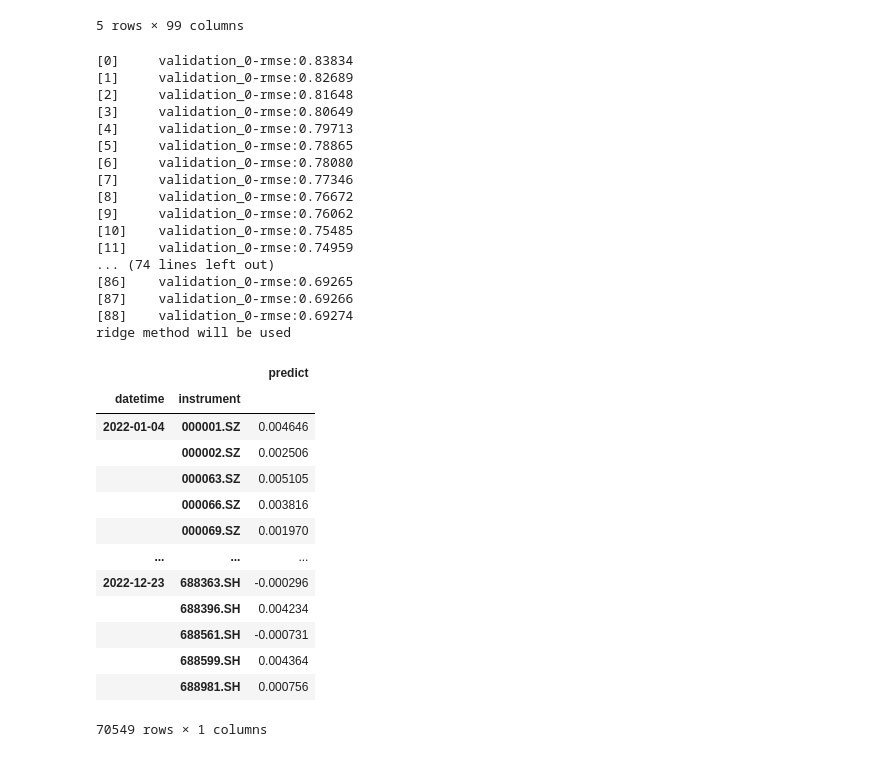
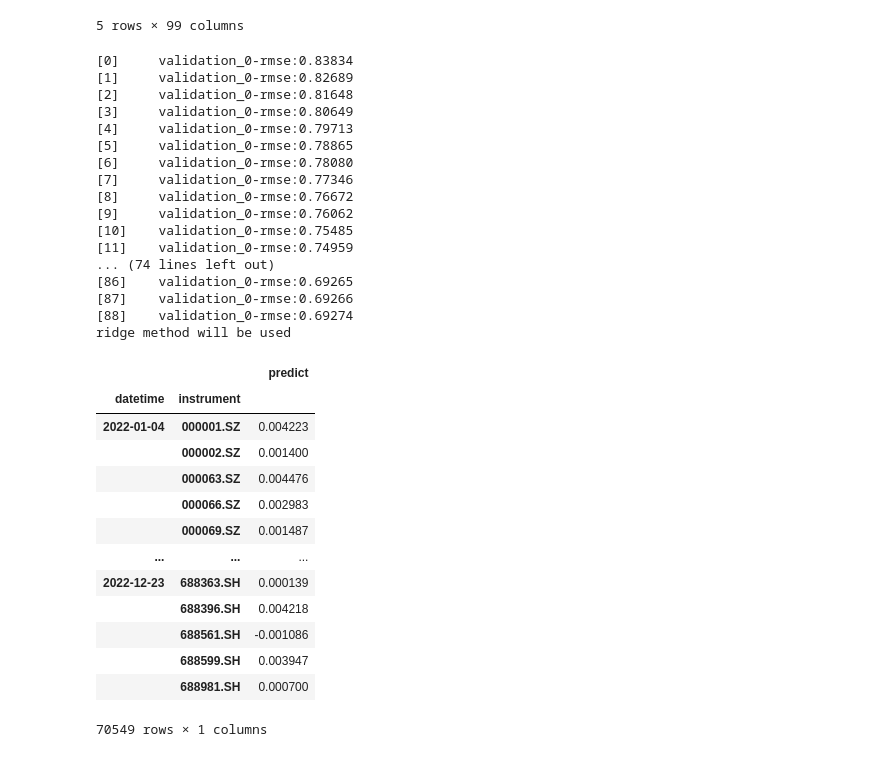
Before and after one commit to HaoningChen/scutquant, a Jupyter notebook: 实践案例/tutorial.ipynb, the cells around one changed output. Saved outputs shown, nothing was run; the diff lists cells and outputs as text; code cells hidden in the pictures.

```diff
--- a/实践案例/tutorial.ipynb
+++ b/实践案例/tutorial.ipynb
@@ -162,46 +158,46 @@ xgb_params = {
     'l2': 50,
     'early_stopping_rounds': 20
 }
-model = scutquant.hybrid(lrg_method='ridge', xgb_params=xgb_params, weight=[0.2, 0.8])
+model = scutquant.hybrid(lrg_method='ridge', xgb_params=xgb_params, weight=[0.3, 0.7])
 model.fit(x_train, y_train, x_valid, (y_valid-ymean)/ystd)
 
 pred = model.predict(x_test)
 pred = pd.DataFrame({'predict': pred}, index=x_test.index)
 pred += ymean
 pred *= ystd
 
 pred
 # %% [output]
 [0]     validation_0-rmse:0.83834
 [1]     validation_0-rmse:0.82689
 [2]     validation_0-rmse:0.81648
 [3]     validation_0-rmse:0.80649
 [4]     validation_0-rmse:0.79713
 [5]     validation_0-rmse:0.78865
 [6]     validation_0-rmse:0.78080
 [7]     validation_0-rmse:0.77346
 [8]     validation_0-rmse:0.76672
 [9]     validation_0-rmse:0.76062
 [10]    validation_0-rmse:0.75485
 [11]    validation_0-rmse:0.74959
 ... (74 lines left out)
 [86]    validation_0-rmse:0.69265
 [87]    validation_0-rmse:0.69266
 [88]    validation_0-rmse:0.69274
 ridge method will be used
 |  |  | predict |
 | datetime | instrument |  |
-| 2022-01-04 | 000001.SZ | 0.004646 |
-|  | 000002.SZ | 0.002506 |
-|  | 000063.SZ | 0.005105 |
-|  | 000066.SZ | 0.003816 |
-|  | 000069.SZ | 0.001970 |
+| 2022-01-04 | 000001.SZ | 0.004223 |
+|  | 000002.SZ | 0.001400 |
+|  | 000063.SZ | 0.004476 |
+|  | 000066.SZ | 0.002983 |
+|  | 000069.SZ | 0.001487 |
 | ... | ... | ... |
-| 2022-12-23 | 688363.SH | -0.000296 |
-|  | 688396.SH | 0.004234 |
-|  | 688561.SH | -0.000731 |
-|  | 688599.SH | 0.004364 |
-|  | 688981.SH | 0.000756 |
+| 2022-12-23 | 688363.SH | 0.000139 |
+|  | 688396.SH | 0.004218 |
+|  | 688561.SH | -0.001086 |
+|  | 688599.SH | 0.003947 |
+|  | 688981.SH | 0.000700 |
 70549 rows × 1 columns
 # %%
 # 使用IC评判拟合优度
```
Also changed, not shown: parts of 9 cells of this notebook.
